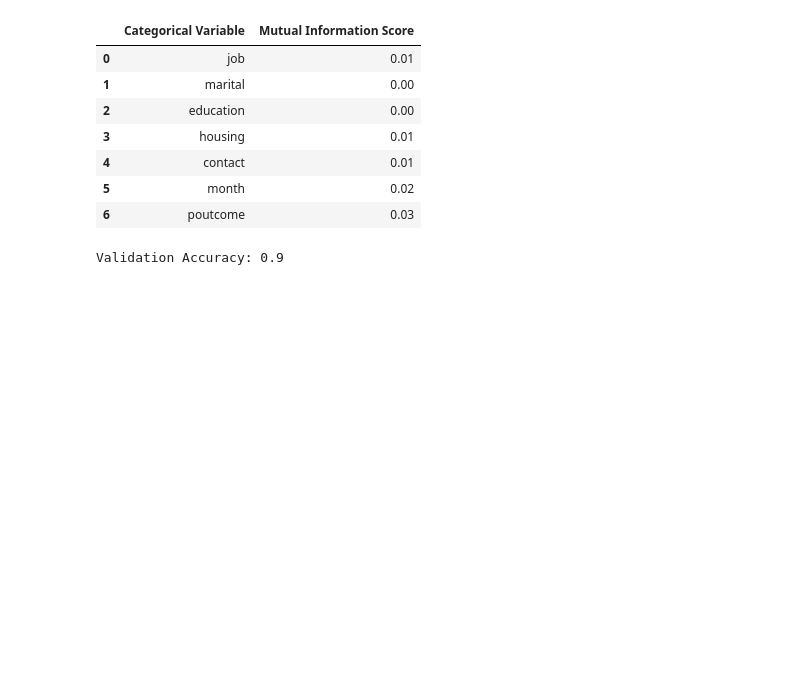
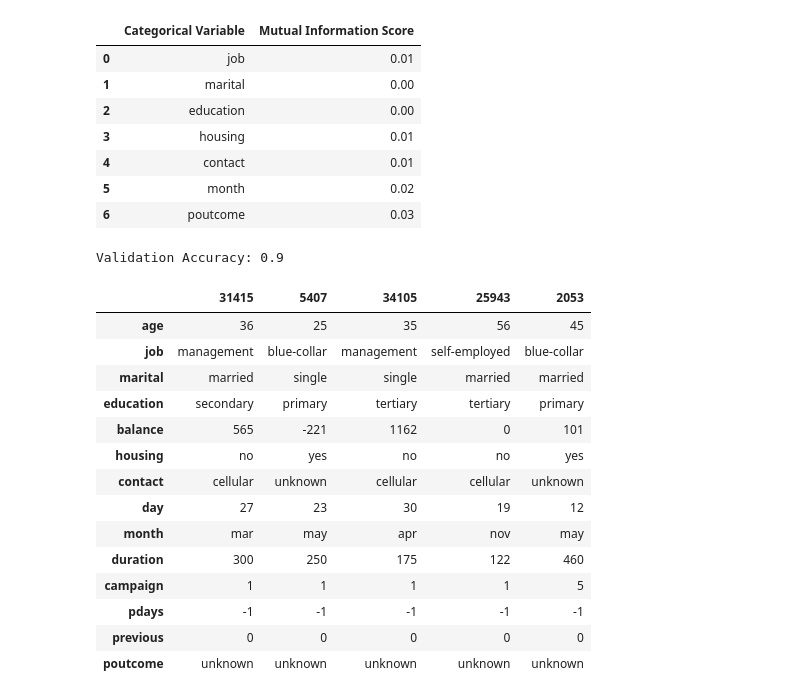
Before and after one commit to serg123e/ml-zoomcamp, a Jupyter notebook: 03-classification/homework3.ipynb, the cells around one changed output. Saved outputs shown, nothing was run; the diff lists cells and outputs as text; code cells hidden in the pictures; blank space fills up the shorter version.

```diff
--- a/03-classification/homework3.ipynb
+++ b/03-classification/homework3.ipynb
@@ -231,3 +231,21 @@ accuracy_rounded = round(accuracy, 2)
 print(f'Validation Accuracy: {accuracy_rounded}')
 # %% [output]
 Validation Accuracy: 0.9
+# %%
+X_val.head().T
+# %% [output]
+|  | 31415 | 5407 | 34105 | 25943 | 2053 |
+| age | 36 | 25 | 35 | 56 | 45 |
+| job | management | blue-collar | management | self-employed | blue-collar |
+| marital | married | single | single | married | married |
+| education | secondary | primary | tertiary | tertiary | primary |
+| balance | 565 | -221 | 1162 | 0 | 101 |
+| housing | no | yes | no | no | yes |
+| contact | cellular | unknown | cellular | cellular | unknown |
+| day | 27 | 23 | 30 | 19 | 12 |
+| month | mar | may | apr | nov | may |
+| duration | 300 | 250 | 175 | 122 | 460 |
+| campaign | 1 | 1 | 1 | 1 | 5 |
+| pdays | -1 | -1 | -1 | -1 | -1 |
+| previous | 0 | 0 | 0 | 0 | 0 |
+| poutcome | unknown | unknown | unknown | unknown | unknown |
```
Also changed, not shown: parts of 6 cells of this notebook.
